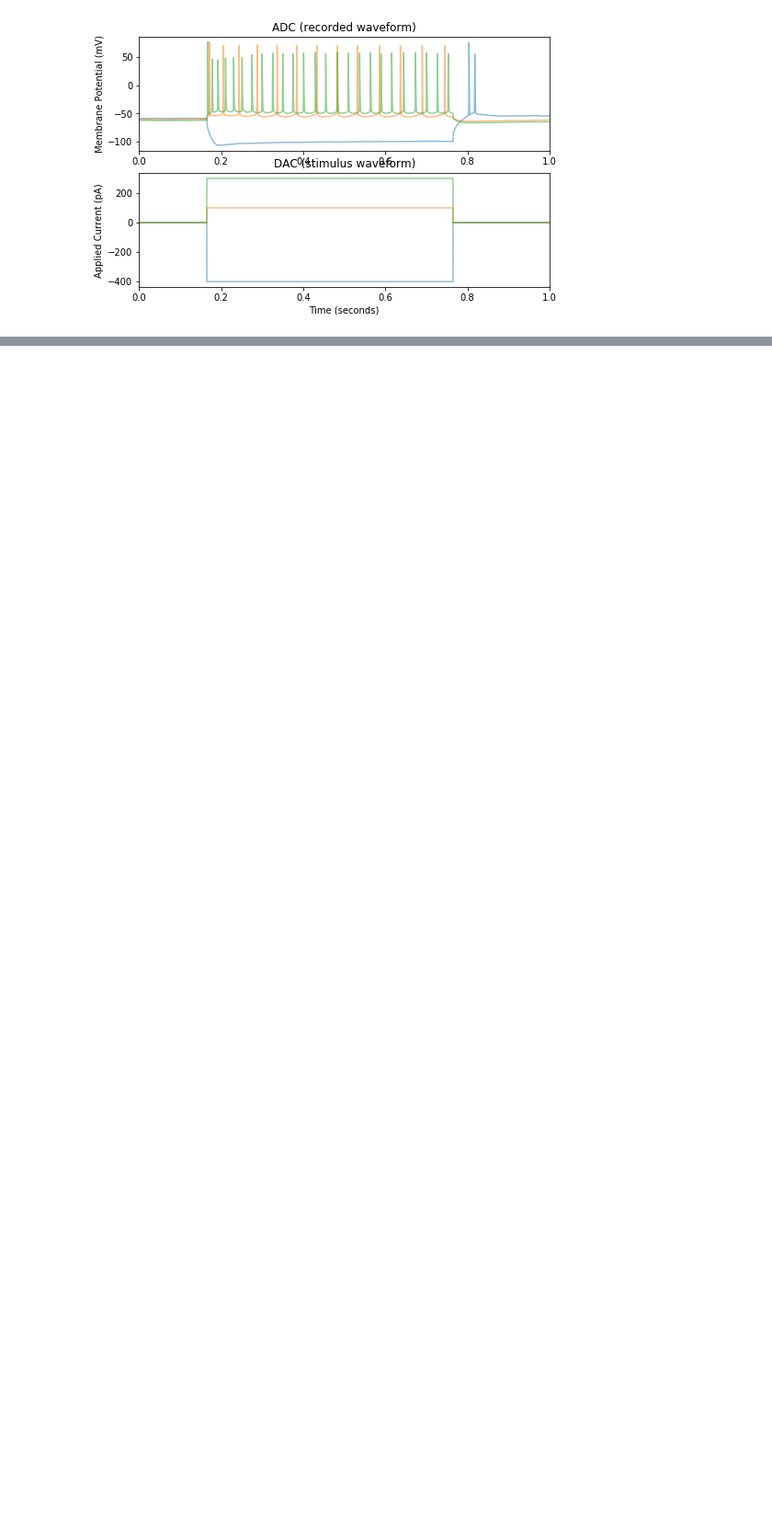
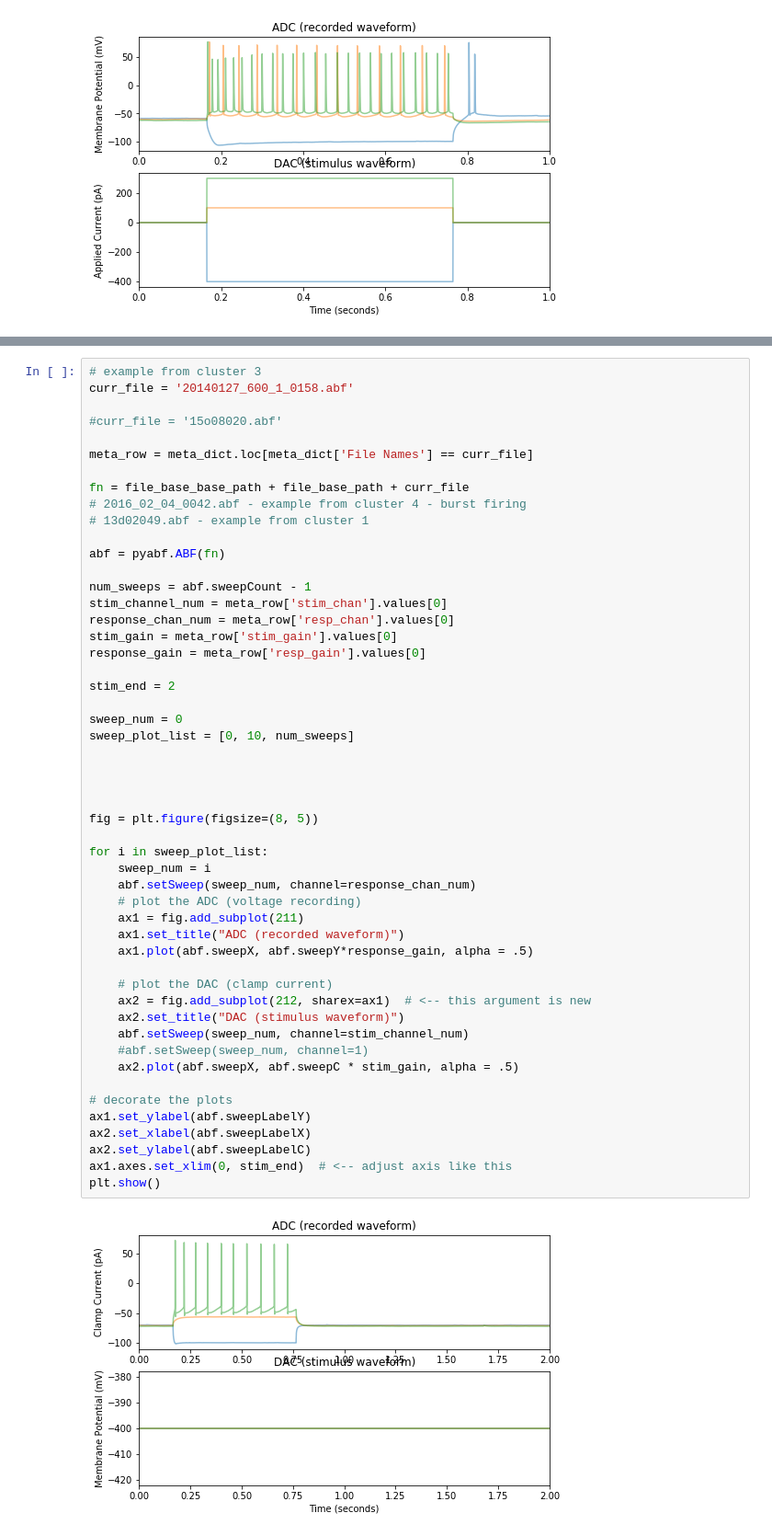
Before and after one commit to stripathy/valiante_ih, a Jupyter notebook: ephys_scratch.ipynb, the cells around one changed output, grey strips where cells are left out. Shown at 92% size. Cells and saved outputs as stored; diff of their text form; blank space fills up the shorter version.

```diff
--- a/ephys_scratch.ipynb
+++ b/ephys_scratch.ipynb
@@ -220 +219,54 @@ plt.show()
+# %%
+# example from cluster 3
+curr_file = '20140127_600_1_0158.abf'
+
+#curr_file = '15o08020.abf'
+
+meta_row = meta_dict.loc[meta_dict['File Names'] == curr_file]
+
+fn = file_base_base_path + file_base_path + curr_file
+# 2016_02_04_0042.abf - example from cluster 4 - burst firing
+# 13d02049.abf - example from cluster 1
+
+abf = pyabf.ABF(fn)
+
+num_sweeps = abf.sweepCount - 1
+stim_channel_num = meta_row['stim_chan'].values[0]
+response_chan_num = meta_row['resp_chan'].values[0]
+stim_gain = meta_row['stim_gain'].values[0]
+response_gain = meta_row['resp_gain'].values[0]
+
+stim_end = 2
+
+sweep_num = 0
+sweep_plot_list = [0, 10, num_sweeps]
+
+
+
+
+fig = plt.figure(figsize=(8, 5))
+
+for i in sweep_plot_list:
+    sweep_num = i
+    abf.setSweep(sweep_num, channel=response_chan_num)
+    # plot the ADC (voltage recording)
+    ax1 = fig.add_subplot(211)
+    ax1.set_title("ADC (recorded waveform)")
+    ax1.plot(abf.sweepX, abf.sweepY*response_gain, alpha = .5)
+
+    # plot the DAC (clamp current)
+    ax2 = fig.add_subplot(212, sharex=ax1)  # <-- this argument is new
+    ax2.set_title("DAC (stimulus waveform)")
+    abf.setSweep(sweep_num, channel=stim_channel_num)
+    #abf.setSweep(sweep_num, channel=1)
+    ax2.plot(abf.sweepX, abf.sweepC * stim_gain, alpha = .5)
+
+# decorate the plots
+ax1.set_ylabel(abf.sweepLabelY)
+ax2.set_xlabel(abf.sweepLabelX)
+ax2.set_ylabel(abf.sweepLabelC)
+ax1.axes.set_xlim(0, stim_end)  # <-- adjust axis like this
+plt.show()
+# %% [output]
+[figure, added]
 # %%
```
Also changed, not shown: parts of 38 cells of this notebook, 4 other files.
